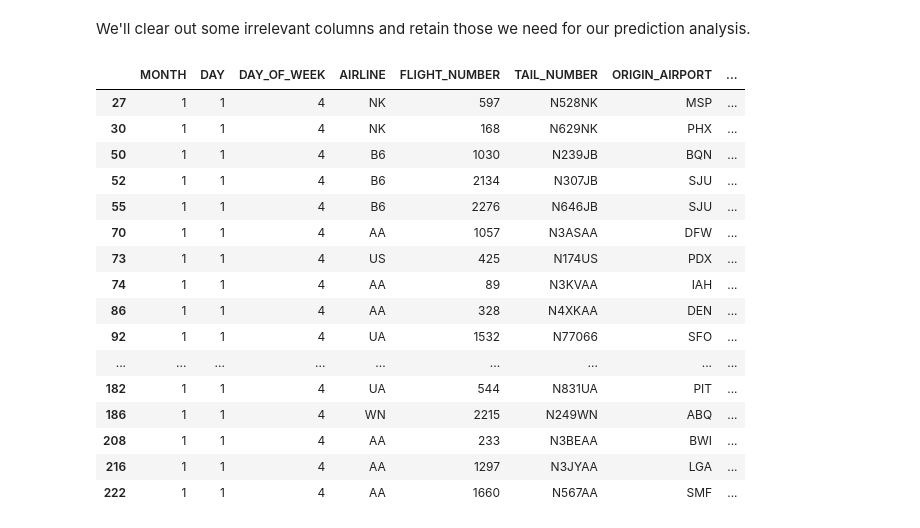
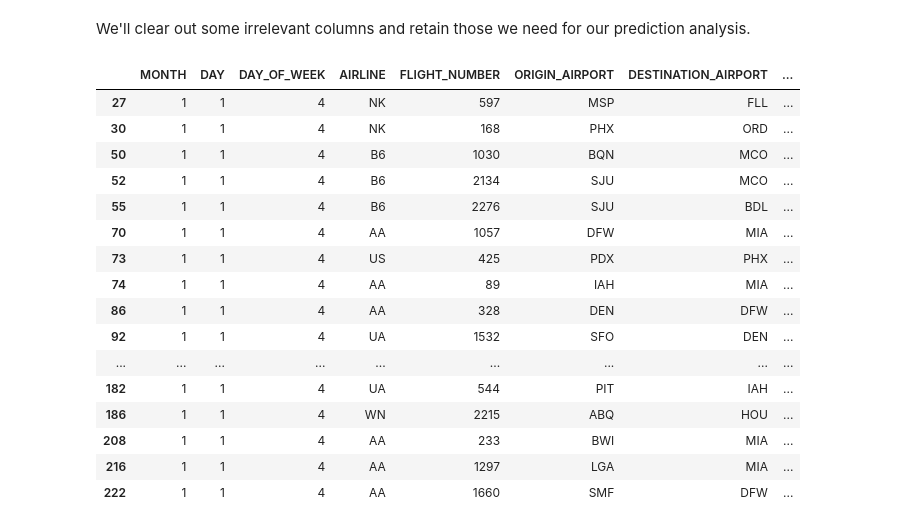
Before and after one commit to Draztrazz/BigDataProject, a Jupyter notebook: Preprocessing_fr.ipynb, the cells around one changed output. Drawn from its saved outputs; the diff is of its cells as text; code cells hidden in the pictures.

```diff
--- a/Preprocessing_fr.ipynb
+++ b/Preprocessing_fr.ipynb
@@ -42,32 +86,35 @@ We'll clear out some irrelevant columns and retain those we need for our predict
 # %%
 # We will not consider cancelled or diverted flights as we are only concerned with delays
 df_fd = df_fd[df_fd.CANCELLED != 1]
 df_fd = df_fd[df_fd.DIVERTED != 1]
 
 # Drop all columns that do not add interpretability to the model
 df_fd = df_fd.drop(['YEAR', 'DEPARTURE_DELAY', 'DEPARTURE_TIME', 'TAXI_OUT','WHEELS_OFF', 'ELAPSED_TIME', 'AIR_TIME',
                   'WHEELS_ON','TAXI_IN','ARRIVAL_TIME','DIVERTED','CANCELLED', 'CANCELLATION_REASON', 'AIR_SYSTEM_DELAY',
                    'SECURITY_DELAY', 'AIRLINE_DELAY', 'LATE_AIRCRAFT_DELAY', 'WEATHER_DELAY'], axis=1)
 
-# Fill NaNs
+# Drop TAIL_NUMBER for now due to value error
+df_fd = df_fd.drop(['TAIL_NUMBER'], axis=1)
+
+# Fill NaNs - just to make sure
 df_fd = df_fd.fillna(0)
 
 df_fd.head(30)
 # %% [output]
-|  | MONTH | DAY | DAY_OF_WEEK | AIRLINE | FLIGHT_NUMBER | TAIL_NUMBER | ORIGIN_AIRPORT | ... |
-| 27 | 1 | 1 | 4 | NK | 597 | N528NK | MSP | ... |
-| 30 | 1 | 1 | 4 | NK | 168 | N629NK | PHX | ... |
-| 50 | 1 | 1 | 4 | B6 | 1030 | N239JB | BQN | ... |
-| 52 | 1 | 1 | 4 | B6 | 2134 | N307JB | SJU | ... |
-| 55 | 1 | 1 | 4 | B6 | 2276 | N646JB | SJU | ... |
-| 70 | 1 | 1 | 4 | AA | 1057 | N3ASAA | DFW | ... |
-| 73 | 1 | 1 | 4 | US | 425 | N174US | PDX | ... |
-| 74 | 1 | 1 | 4 | AA | 89 | N3KVAA | IAH | ... |
-| 86 | 1 | 1 | 4 | AA | 328 | N4XKAA | DEN | ... |
-| 92 | 1 | 1 | 4 | UA | 1532 | N77066 | SFO | ... |
+|  | MONTH | DAY | DAY_OF_WEEK | AIRLINE | FLIGHT_NUMBER | ORIGIN_AIRPORT | DESTINATION_AIRPORT | ... |
+| 27 | 1 | 1 | 4 | NK | 597 | MSP | FLL | ... |
+| 30 | 1 | 1 | 4 | NK | 168 | PHX | ORD | ... |
+| 50 | 1 | 1 | 4 | B6 | 1030 | BQN | MCO | ... |
+| 52 | 1 | 1 | 4 | B6 | 2134 | SJU | MCO | ... |
+| 55 | 1 | 1 | 4 | B6 | 2276 | SJU | BDL | ... |
+| 70 | 1 | 1 | 4 | AA | 1057 | DFW | MIA | ... |
+| 73 | 1 | 1 | 4 | US | 425 | PDX | PHX | ... |
+| 74 | 1 | 1 | 4 | AA | 89 | IAH | MIA | ... |
+| 86 | 1 | 1 | 4 | AA | 328 | DEN | DFW | ... |
+| 92 | 1 | 1 | 4 | UA | 1532 | SFO | DEN | ... |
 | ... | ... | ... | ... | ... | ... | ... | ... | ... |
-| 182 | 1 | 1 | 4 | UA | 544 | N831UA | PIT | ... |
-| 186 | 1 | 1 | 4 | WN | 2215 | N249WN | ABQ | ... |
-| 208 | 1 | 1 | 4 | AA | 233 | N3BEAA | BWI | ... |
-| 216 | 1 | 1 | 4 | AA | 1297 | N3JYAA | LGA | ... |
-| 222 | 1 | 1 | 4 | AA | 1660 | N567AA | SMF | ... |
+| 182 | 1 | 1 | 4 | UA | 544 | PIT | IAH | ... |
+| 186 | 1 | 1 | 4 | WN | 2215 | ABQ | HOU | ... |
+| 208 | 1 | 1 | 4 | AA | 233 | BWI | MIA | ... |
+| 216 | 1 | 1 | 4 | AA | 1297 | LGA | MIA | ... |
+| 222 | 1 | 1 | 4 | AA | 1660 | SMF | DFW | ... |
```
Also changed, not shown: parts of 17 cells of this notebook.
